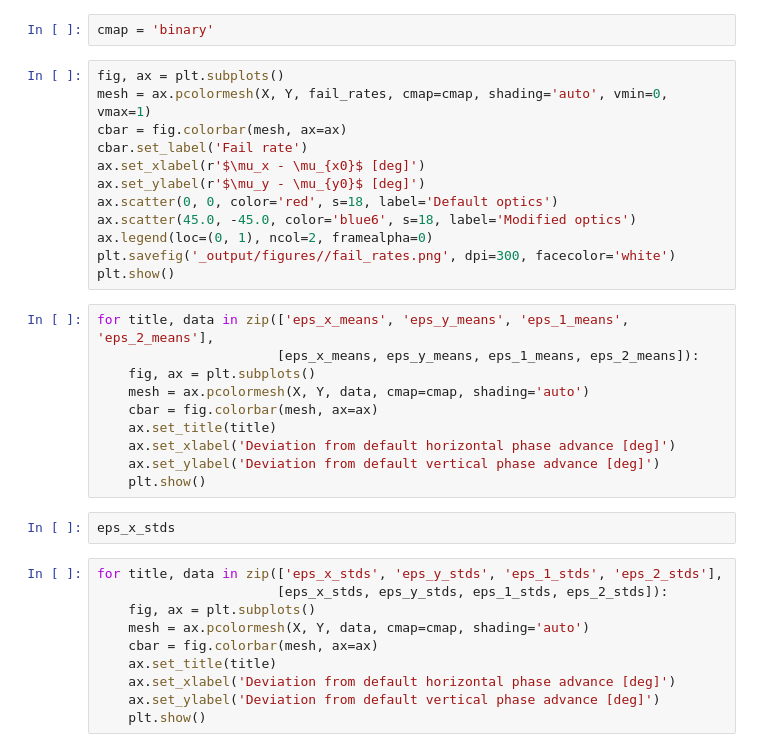
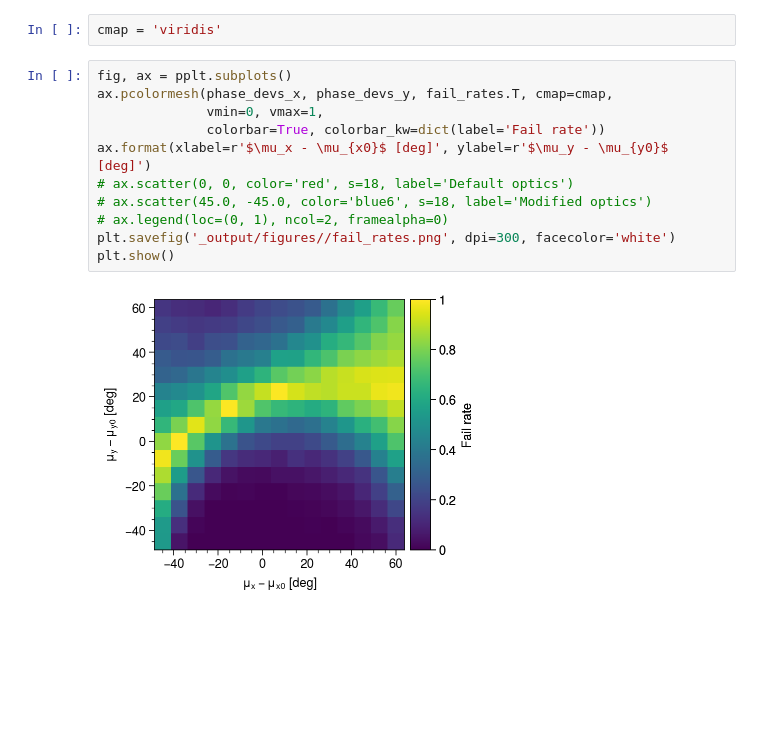
Before and after one commit to austin-hoover/emittance-measurement, a Jupyter notebook: emittance_measurement_4D/sensitivity/analysis.ipynb, the cells around one changed output. Saved outputs shown, nothing was run; the diff lists cells and outputs as text; blank space fills up the shorter version.

```diff
--- a/emittance_measurement_4D/sensitivity/analysis.ipynb
+++ b/emittance_measurement_4D/sensitivity/analysis.ipynb
@@ -60,36 +89,15 @@ plt.show()
 # %%
-cmap = 'binary'
+cmap = 'viridis'
 # %%
-fig, ax = plt.subplots()
-mesh = ax.pcolormesh(X, Y, fail_rates, cmap=cmap, shading='auto', vmin=0, vmax=1)
-cbar = fig.colorbar(mesh, ax=ax)
-cbar.set_label('Fail rate')
-ax.set_xlabel(r'$\mu_x - \mu_{x0}$ [deg]')
-ax.set_ylabel(r'$\mu_y - \mu_{y0}$ [deg]')
-ax.scatter(0, 0, color='red', s=18, label='Default optics')
-ax.scatter(45.0, -45.0, color='blue6', s=18, label='Modified optics')
-ax.legend(loc=(0, 1), ncol=2, framealpha=0)
+fig, ax = pplt.subplots()
+ax.pcolormesh(phase_devs_x, phase_devs_y, fail_rates.T, cmap=cmap,
+              vmin=0, vmax=1,
+              colorbar=True, colorbar_kw=dict(label='Fail rate'))
+ax.format(xlabel=r'$\mu_x - \mu_{x0}$ [deg]', ylabel=r'$\mu_y - \mu_{y0}$ [deg]')
+# ax.scatter(0, 0, color='red', s=18, label='Default optics')
+# ax.scatter(45.0, -45.0, color='blue6', s=18, label='Modified optics')
+# ax.legend(loc=(0, 1), ncol=2, framealpha=0)
 plt.savefig('_output/figures//fail_rates.png', dpi=300, facecolor='white')
 plt.show()
+# %% [output]
+[figure, added]
-# %%
-for title, data in zip(['eps_x_means', 'eps_y_means', 'eps_1_means', 'eps_2_means'],
-                       [eps_x_means, eps_y_means, eps_1_means, eps_2_means]):
-    fig, ax = plt.subplots()
-    mesh = ax.pcolormesh(X, Y, data, cmap=cmap, shading='auto')
-    cbar = fig.colorbar(mesh, ax=ax)
-    ax.set_title(title)
-    ax.set_xlabel('Deviation from default horizontal phase advance [deg]')
-    ax.set_ylabel('Deviation from default vertical phase advance [deg]')
-    plt.show()
-# %%
-eps_x_stds
-# %%
-for title, data in zip(['eps_x_stds', 'eps_y_stds', 'eps_1_stds', 'eps_2_stds'],
-                       [eps_x_stds, eps_y_stds, eps_1_stds, eps_2_stds]):
-    fig, ax = plt.subplots()
-    mesh = ax.pcolormesh(X, Y, data, cmap=cmap, shading='auto')
-    cbar = fig.colorbar(mesh, ax=ax)
-    ax.set_title(title)
-    ax.set_xlabel('Deviation from default horizontal phase advance [deg]')
-    ax.set_ylabel('Deviation from default vertical phase advance [deg]')
-    plt.show()
```
Also changed, not shown: parts of 11 cells of this notebook.
